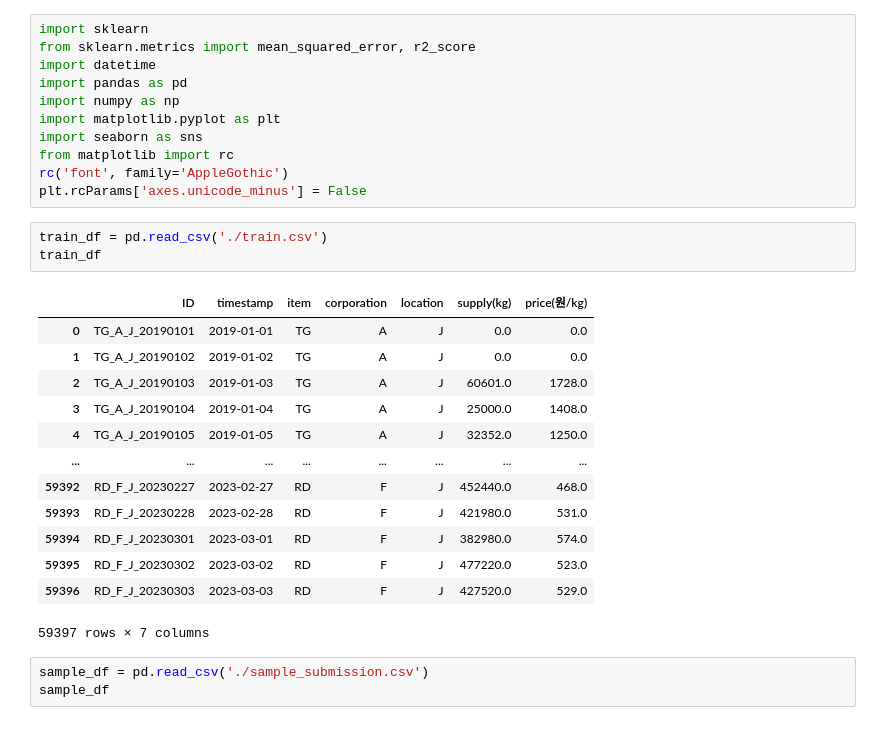
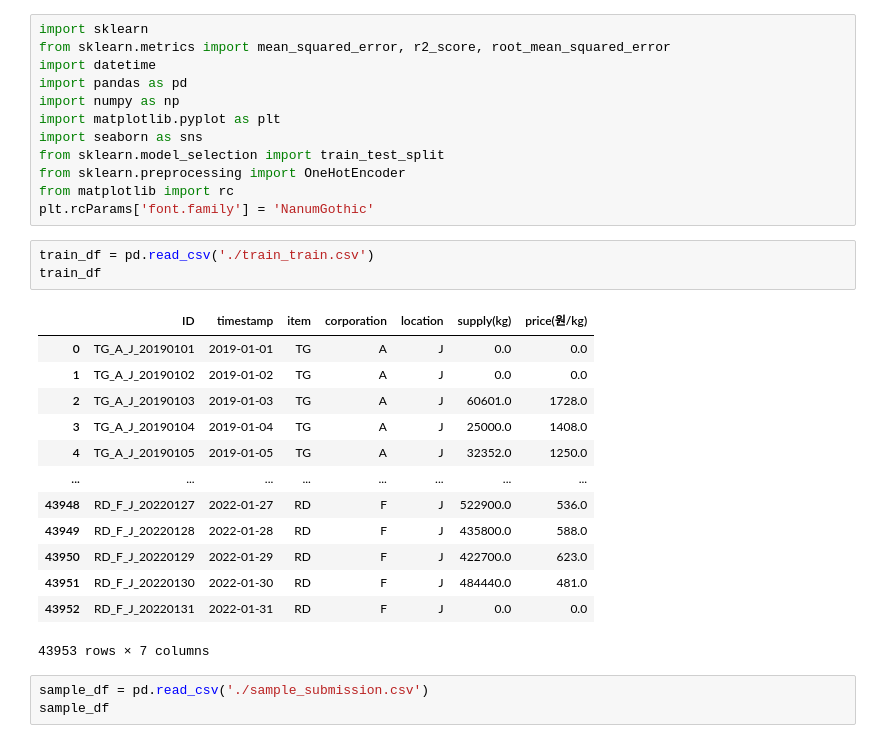
Before and after one commit to JeongSeongHun054/B10_deepening_Project, a Jupyter notebook: 정성훈/정성훈.ipynb, the cells around one changed output. Drawn from its saved outputs; the diff is of its cells as text.

Commit message:
One-Hot-Encoder add

```diff
--- a/정성훈/정성훈.ipynb
+++ b/정성훈/정성훈.ipynb
@@ -1,31 +1,32 @@
 # %%
 import sklearn
-from sklearn.metrics import mean_squared_error, r2_score
+from sklearn.metrics import mean_squared_error, r2_score, root_mean_squared_error
 import datetime
 import pandas as pd
 import numpy as np
 import matplotlib.pyplot as plt
 import seaborn as sns
+from sklearn.model_selection import train_test_split
+from sklearn.preprocessing import OneHotEncoder
 from matplotlib import rc
-rc('font', family='AppleGothic')
-plt.rcParams['axes.unicode_minus'] = False
+plt.rcParams['font.family'] = 'NanumGothic'
 # %%
-train_df = pd.read_csv('./train.csv')
+train_df = pd.read_csv('./train_train.csv')
 train_df
 # %% [output]
 |  | ID | timestamp | item | corporation | location | supply(kg) | price(원/kg) |
 | 0 | TG_A_J_20190101 | 2019-01-01 | TG | A | J | 0.0 | 0.0 |
 | 1 | TG_A_J_20190102 | 2019-01-02 | TG | A | J | 0.0 | 0.0 |
 | 2 | TG_A_J_20190103 | 2019-01-03 | TG | A | J | 60601.0 | 1728.0 |
 | 3 | TG_A_J_20190104 | 2019-01-04 | TG | A | J | 25000.0 | 1408.0 |
 | 4 | TG_A_J_20190105 | 2019-01-05 | TG | A | J | 32352.0 | 1250.0 |
 | ... | ... | ... | ... | ... | ... | ... | ... |
-| 59392 | RD_F_J_20230227 | 2023-02-27 | RD | F | J | 452440.0 | 468.0 |
-| 59393 | RD_F_J_20230228 | 2023-02-28 | RD | F | J | 421980.0 | 531.0 |
-| 59394 | RD_F_J_20230301 | 2023-03-01 | RD | F | J | 382980.0 | 574.0 |
-| 59395 | RD_F_J_20230302 | 2023-03-02 | RD | F | J | 477220.0 | 523.0 |
-| 59396 | RD_F_J_20230303 | 2023-03-03 | RD | F | J | 427520.0 | 529.0 |
+| 43948 | RD_F_J_20220127 | 2022-01-27 | RD | F | J | 522900.0 | 536.0 |
+| 43949 | RD_F_J_20220128 | 2022-01-28 | RD | F | J | 435800.0 | 588.0 |
+| 43950 | RD_F_J_20220129 | 2022-01-29 | RD | F | J | 422700.0 | 623.0 |
+| 43951 | RD_F_J_20220130 | 2022-01-30 | RD | F | J | 484440.0 | 481.0 |
+| 43952 | RD_F_J_20220131 | 2022-01-31 | RD | F | J | 0.0 | 0.0 |
-59397 rows × 7 columns
+43953 rows × 7 columns
 # %%
 sample_df = pd.read_csv('./sample_submission.csv')
 sample_df
```
Also changed, not shown: parts of 14 cells of this notebook, 3 other files.
